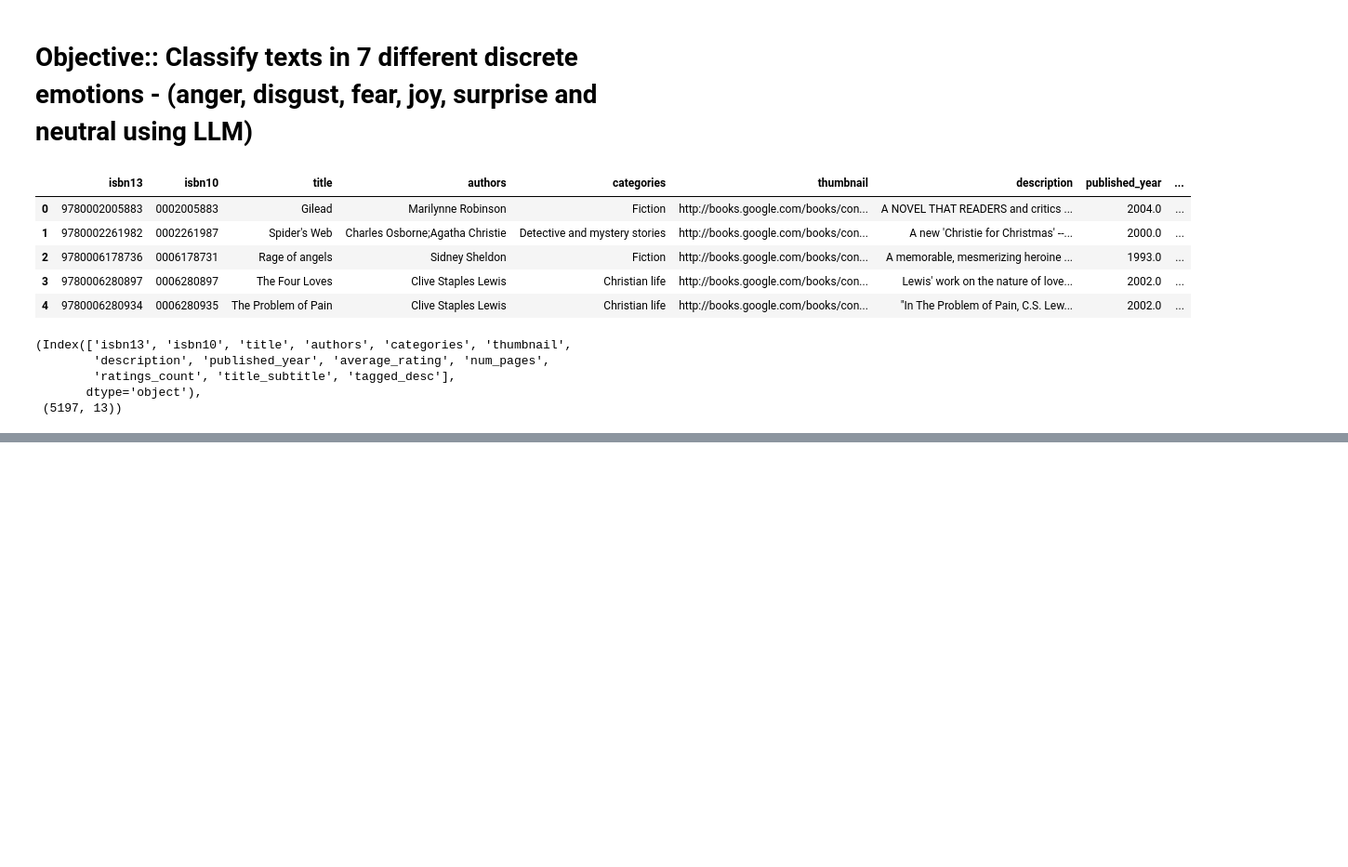
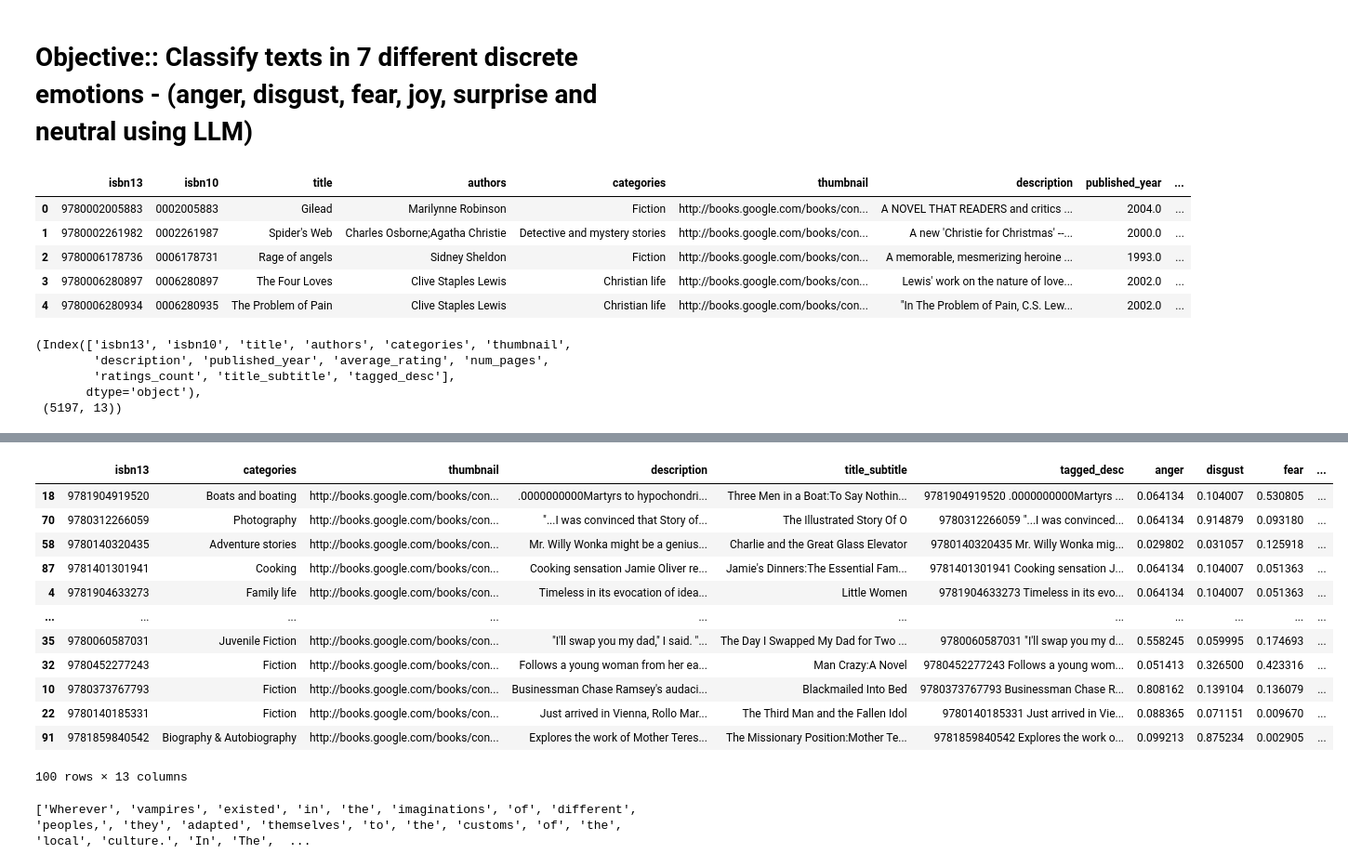
Before and after one commit to chibuikeeugene/nlp_projects, a Jupyter notebook: semantic_book_recommender_search_app/research/book_sentiment_analysis.ipynb, the cells around one changed output, grey strips where cells are left out. Shown at 93% size. Cells and saved outputs as stored; diff of their text form; code cells hidden in the pictures; blank space fills up the shorter version.

Commit message:
define the dashoard data layer logic

```diff
--- a/semantic_book_recommender_search_app/research/book_sentiment_analysis.ipynb
+++ b/semantic_book_recommender_search_app/research/book_sentiment_analysis.ipynb
@@ -171,0 +197,4 @@ df.head()
+# %%
+import pandas as pd
+data =  pd.read_csv('books_with_emotions.csv')
+data.head()
@@ -171,0 +208,21 @@ df.head()
+# %%
+data.sort_values('joy', ascending=False)
+# %% [output]
+|  | isbn13 | categories | thumbnail | description | title_subtitle | tagged_desc | anger | disgust | fear | ... |
+| 18 | 9781904919520 | Boats and boating | http://books.google.com/books/con... | .0000000000Martyrs to hypochondri... | Three Men in a Boat:To Say Nothin... | 9781904919520 .0000000000Martyrs ... | 0.064134 | 0.104007 | 0.530805 | ... |
+| 70 | 9780312266059 | Photography | http://books.google.com/books/con... | "...I was convinced that Story of... | The Illustrated Story Of O | 9780312266059 "...I was convinced... | 0.064134 | 0.914879 | 0.093180 | ... |
+| 58 | 9780140320435 | Adventure stories | http://books.google.com/books/con... | Mr. Willy Wonka might be a genius... | Charlie and the Great Glass Elevator | 9780140320435 Mr. Willy Wonka mig... | 0.029802 | 0.031057 | 0.125918 | ... |
+| 87 | 9781401301941 | Cooking | http://books.google.com/books/con... | Cooking sensation Jamie Oliver re... | Jamie's Dinners:The Essential Fam... | 9781401301941 Cooking sensation J... | 0.064134 | 0.104007 | 0.051363 | ... |
+| 4 | 9781904633273 | Family life | http://books.google.com/books/con... | Timeless in its evocation of idea... | Little Women | 9781904633273 Timeless in its evo... | 0.064134 | 0.104007 | 0.051363 | ... |
+| ... | ... | ... | ... | ... | ... | ... | ... | ... | ... | ... |
+| 35 | 9780060587031 | Juvenile Fiction | http://books.google.com/books/con... | "I'll swap you my dad," I said. "... | The Day I Swapped My Dad for Two ... | 9780060587031 "I'll swap you my d... | 0.558245 | 0.059995 | 0.174693 | ... |
+| 32 | 9780452277243 | Fiction | http://books.google.com/books/con... | Follows a young woman from her ea... | Man Crazy:A Novel | 9780452277243 Follows a young wom... | 0.051413 | 0.326500 | 0.423316 | ... |
+| 10 | 9780373767793 | Fiction | http://books.google.com/books/con... | Businessman Chase Ramsey's audaci... | Blackmailed Into Bed | 9780373767793 Businessman Chase R... | 0.808162 | 0.139104 | 0.136079 | ... |
+| 22 | 9780140185331 | Fiction | http://books.google.com/books/con... | Just arrived in Vienna, Rollo Mar... | The Third Man and the Fallen Idol | 9780140185331 Just arrived in Vie... | 0.088365 | 0.071151 | 0.009670 | ... |
+| 91 | 9781859840542 | Biography & Autobiography | http://books.google.com/books/con... | Explores the work of Mother Teres... | The Missionary Position:Mother Te... | 9781859840542 Explores the work o... | 0.099213 | 0.875234 | 0.002905 | ... |
+100 rows × 13 columns
+# %%
+for _, row in data.head(1).iterrows():
+    print(row['description'].split()[:30])
+# %% [output]
+['Wherever', 'vampires', 'existed', 'in', 'the', 'imaginations', 'of', 'different', 'peoples,', 'they', 'adapted', 'themselves', 'to', 'the', 'customs', 'of', 'the', 'local', 'culture.', 'In', 'The',  ...
```
Also changed, not shown: parts of 17 cells of this notebook, 11 other files.
